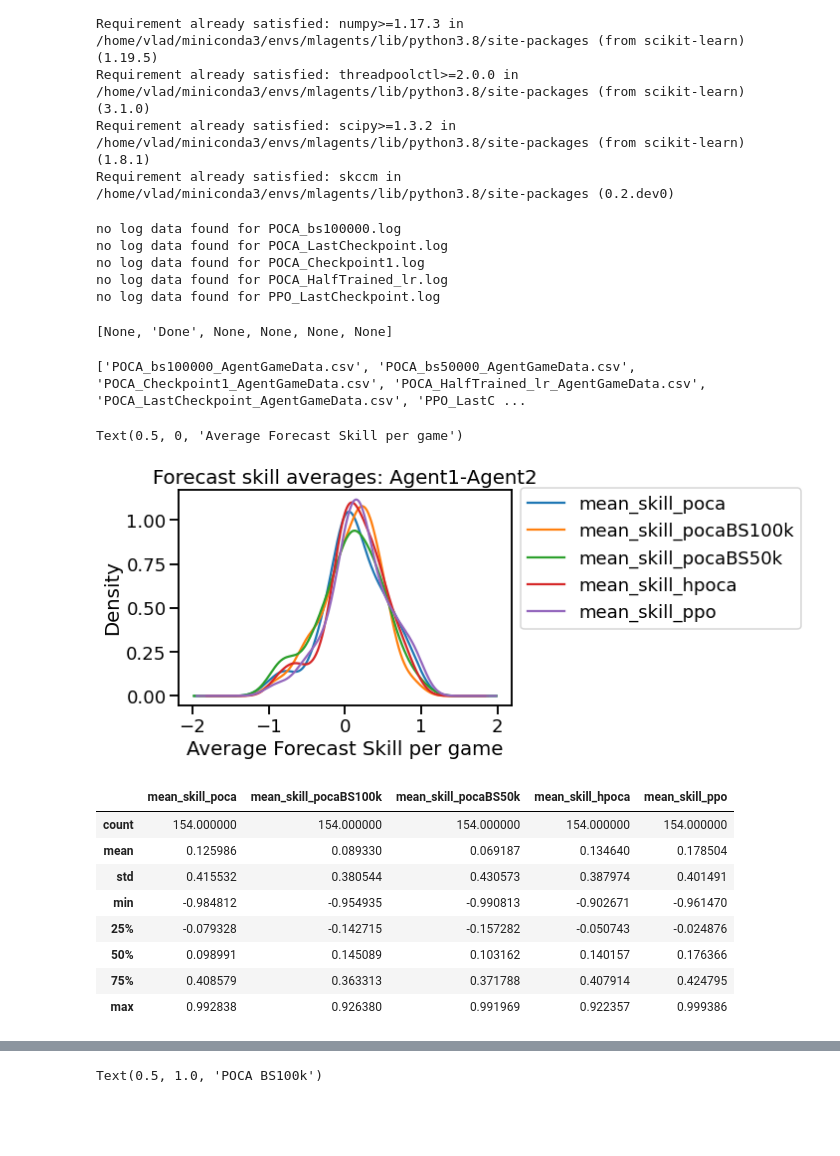
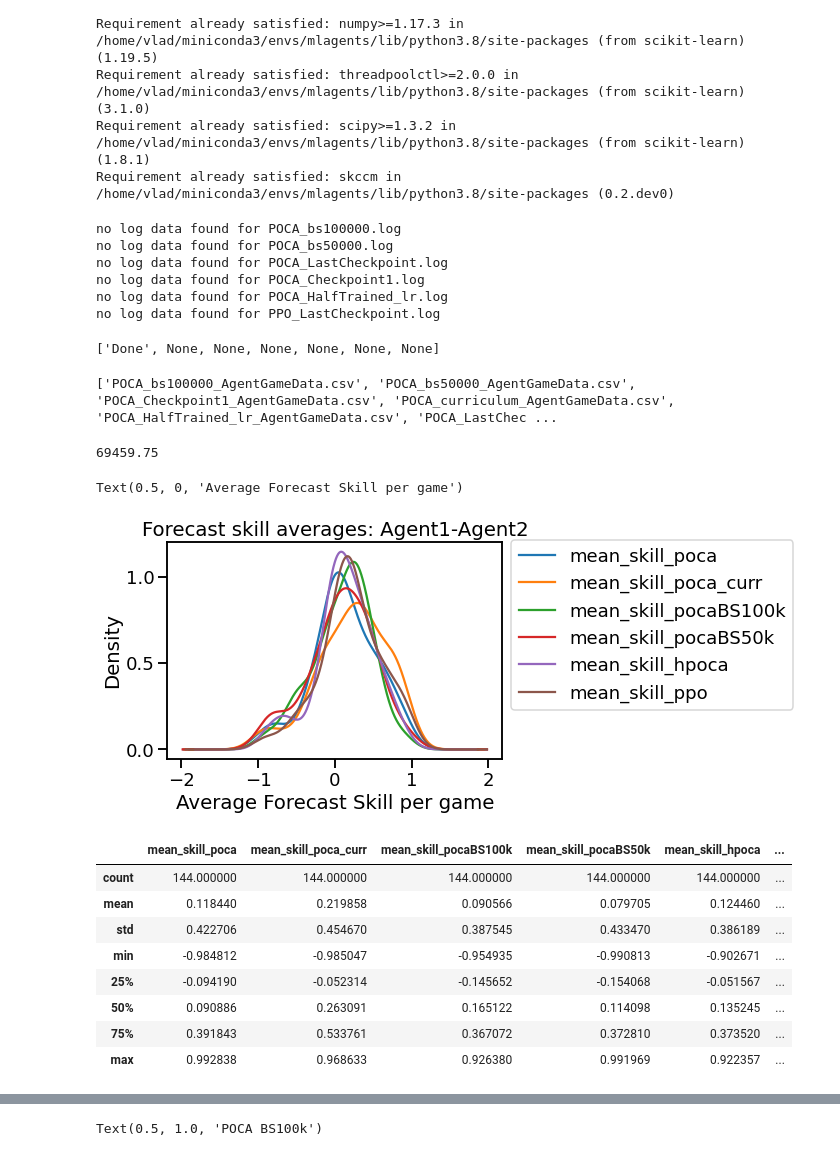
Before and after one commit to barrylee111/ml-unity-collaborative, a Jupyter notebook: data_analysis/player_tracking.ipynb, the cells around one changed output, grey strips where cells are left out. Cells and saved outputs as stored; diff of their text form; code cells hidden in the pictures; blank space fills up the shorter version.

```diff
--- a/data_analysis/player_tracking.ipynb
+++ b/data_analysis/player_tracking.ipynb
@@ -162,8 +162,10 @@ file_name_poca_hf = "POCA_HalfTrained_lr.log"
 file_name_ppo = "PPO_LastCheckpoint.log"
 file_name_poca_bs100k = "POCA_bs100000.log"
 file_name_poca_bs50k = "POCA_bs50000.log"
+file_name_poca_curriculum = "POCA_curriculum.log"
 
 all_files = [
+    file_name_poca_curriculum,
     file_name_poca_bs100k,
     file_name_poca_bs50k,
     file_name_poca,
@@ -175,14 +177,19 @@ all_files = [
 [write_log_data(f) for f in all_files]
 # %% [output]
 no log data found for POCA_bs100000.log
+no log data found for POCA_bs50000.log
 no log data found for POCA_LastCheckpoint.log
 no log data found for POCA_Checkpoint1.log
 no log data found for POCA_HalfTrained_lr.log
 no log data found for PPO_LastCheckpoint.log
-[None, 'Done', None, None, None, None]
+['Done', None, None, None, None, None, None]
 # %%
 import glob
 print(glob.glob("*_AgentGameData.csv"))
+
+poca_curr_df = pd.read_csv('POCA_curriculum_AgentGameData.csv')
+poca_curr_scores = pd.read_csv('POCA_curriculum_AgentScoresData.csv')['score'].tolist()
+
 poca_bs100k_df = pd.read_csv('POCA_bs100000_AgentGameData.csv')
 poca_bs100k_scores = pd.read_csv('POCA_bs100000_AgentScoresData.csv')['score'].tolist()
 
@@ -198,8 +205,14 @@ poca_half_scores = pd.read_csv('POCA_HalfTrained_lr_AgentScoresData.csv')['score
 ppo_full_df = pd.read_csv('PPO_LastCheckpoint_AgentGameData.csv')
 ppo_full_scores = pd.read_csv('PPO_LastCheckpoint_AgentScoresData.csv')['score'].tolist()
 # %% [output]
-['POCA_bs100000_AgentGameData.csv', 'POCA_bs50000_AgentGameData.csv', 'POCA_Checkpoint1_AgentGameData.csv', 'POCA_HalfTrained_lr_AgentGameData.csv', 'POCA_LastCheckpoint_AgentGameData.csv', 'PPO_LastC ...
+['POCA_bs100000_AgentGameData.csv', 'POCA_bs50000_AgentGameData.csv', 'POCA_Checkpoint1_AgentGameData.csv', 'POCA_curriculum_AgentGameData.csv', 'POCA_HalfTrained_lr_AgentGameData.csv', 'POCA_LastChec ...
+# %%
+poca_curr_df.shape[0] / 4
+# %% [output]
+69459.75
 # %%
+df_distances_poca_curr = collect_distances_per_episode(poca_curr_df, poca_curr_scores)
+df_results_forecast_poca_curr = collect_forecasts(poca_curr_df, poca_curr_scores)
 
 df_distances_poca_bs100k = collect_distances_per_episode(poca_bs100k_df, poca_bs100k_scores)
 df_results_forecast_poca_bs100k = collect_forecasts(poca_bs100k_df, poca_bs100k_scores)
@@ -216,6 +229,7 @@ df_results_forecast_hpoca = collect_forecasts(poca_half_df, poca_half_scores)
 df_distances_ppo = collect_distances_per_episode(ppo_full_df, ppo_full_scores)
 df_results_forecast_ppo = collect_forecasts(ppo_full_df, ppo_full_scores)
 # %%
+df_results_forecast_poca_curr = df_results_forecast_poca_curr.rename(columns={"max_skill":"max_skill_poca_curr","mean_skill":"mean_skill_poca_curr"})
 df_results_forecast_poca_bs100k = df_results_forecast_poca_bs100k.rename(columns={"max_skill":"max_skill_pocaBS100k","mean_skill":"mean_skill_pocaBS100k"})
 df_results_forecast_poca_bs50k = df_results_forecast_poca_bs50k.rename(columns={"max_skill":"max_skill_pocaBS50k","mean_skill":"mean_skill_pocaBS50k"})
 df_results_forecast_poca = df_results_forecast_poca.rename(columns={"max_skill":"max_skill_poca","mean_skill":"mean_skill_poca"})
@@ -224,28 +238,29 @@ df_results_forecast_ppo = df_results_forecast_ppo.rename(columns={"max_skill":"m
 # %%
 df_skills_mean = df_results_forecast_poca.merge(
     df_results_forecast_hpoca).merge(
         df_results_forecast_ppo).merge(
             df_results_forecast_poca_bs100k).merge(
-                df_results_forecast_poca_bs50k)[['mean_skill_poca','mean_skill_pocaBS100k','mean_skill_pocaBS50k','mean_skill_hpoca','mean_skill_ppo']]
+                df_results_forecast_poca_bs50k).merge(
+                df_results_forecast_poca_curr)[['mean_skill_poca','mean_skill_poca_curr','mean_skill_pocaBS100k','mean_skill_pocaBS50k','mean_skill_hpoca','mean_skill_ppo']]
 df_skills_mean.plot.density()
 plt.legend(bbox_to_anchor=(1, 1.05))
 plt.title("Forecast skill averages: Agent1-Agent2")
 plt.xlabel("Average Forecast Skill per game")
 # %% [output]
 Text(0.5, 0, 'Average Forecast Skill per game')
-[figure, old version]
+[figure, new version]
 # %%
 df_skills_mean.describe()
 # %% [output]
-|  | mean_skill_poca | mean_skill_pocaBS100k | mean_skill_pocaBS50k | mean_skill_hpoca | mean_skill_ppo |
-| count | 154.000000 | 154.000000 | 154.000000 | 154.000000 | 154.000000 |
-| mean | 0.125986 | 0.089330 | 0.069187 | 0.134640 | 0.178504 |
-| std | 0.415532 | 0.380544 | 0.430573 | 0.387974 | 0.401491 |
-| min | -0.984812 | -0.954935 | -0.990813 | -0.902671 | -0.961470 |
-| 25% | -0.079328 | -0.142715 | -0.157282 | -0.050743 | -0.024876 |
-| 50% | 0.098991 | 0.145089 | 0.103162 | 0.140157 | 0.176366 |
-| 75% | 0.408579 | 0.363313 | 0.371788 | 0.407914 | 0.424795 |
-| max | 0.992838 | 0.926380 | 0.991969 | 0.922357 | 0.999386 |
+|  | mean_skill_poca | mean_skill_poca_curr | mean_skill_pocaBS100k | mean_skill_pocaBS50k | mean_skill_hpoca | ... |
+| count | 144.000000 | 144.000000 | 144.000000 | 144.000000 | 144.000000 | ... |
+| mean | 0.118440 | 0.219858 | 0.090566 | 0.079705 | 0.124460 | ... |
+| std | 0.422706 | 0.454670 | 0.387545 | 0.433470 | 0.386189 | ... |
+| min | -0.984812 | -0.985047 | -0.954935 | -0.990813 | -0.902671 | ... |
+| 25% | -0.094190 | -0.052314 | -0.145652 | -0.154068 | -0.051567 | ... |
+| 50% | 0.090886 | 0.263091 | 0.165122 | 0.114098 | 0.135245 | ... |
+| 75% | 0.391843 | 0.533761 | 0.367072 | 0.372810 | 0.373520 | ... |
+| max | 0.992838 | 0.968633 | 0.926380 | 0.991969 | 0.922357 | ... |
 # %%
 df_skills_max = df_results_forecast_poca.merge(
     df_results_forecast_hpoca).merge(
```
Also changed, not shown: parts of 8 cells of this notebook, 5 other files.
